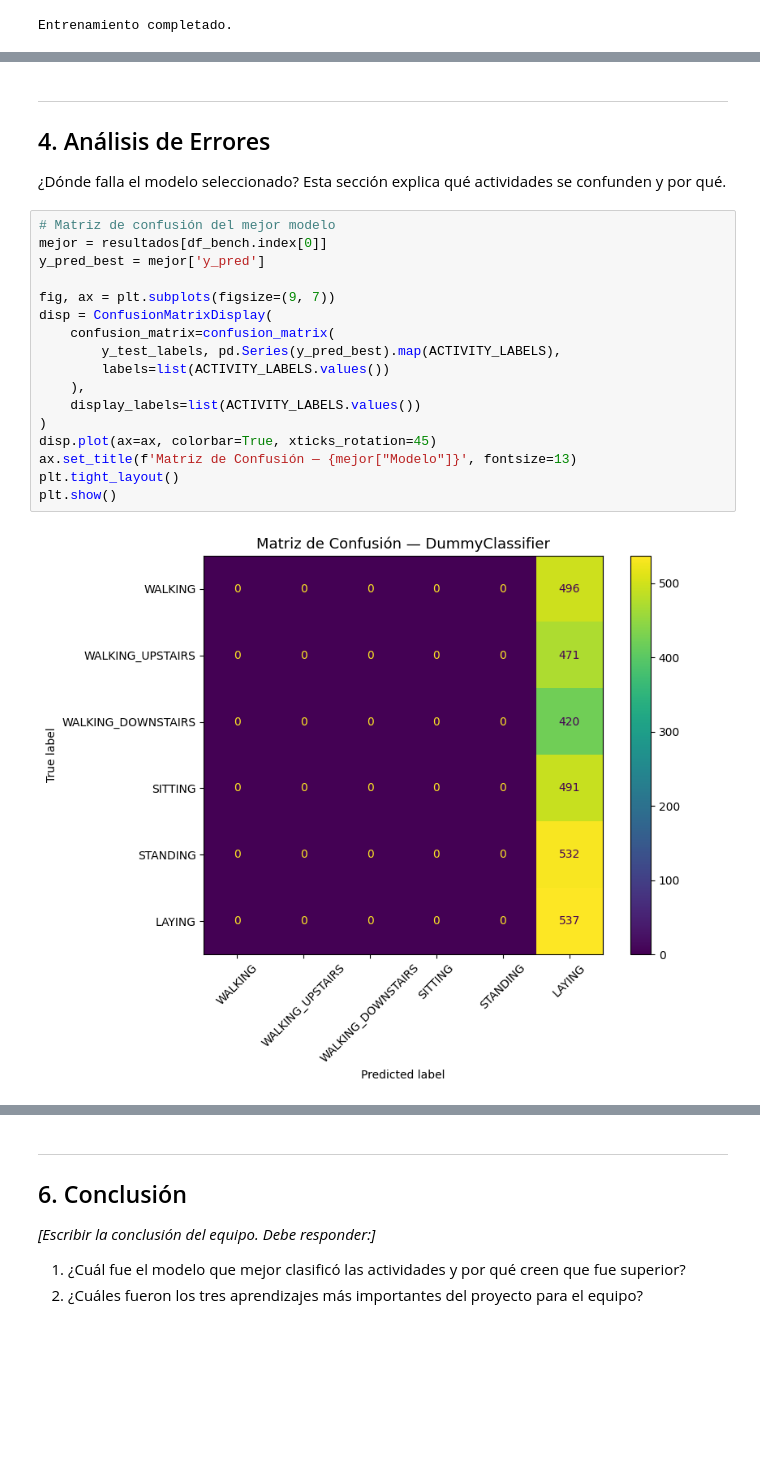
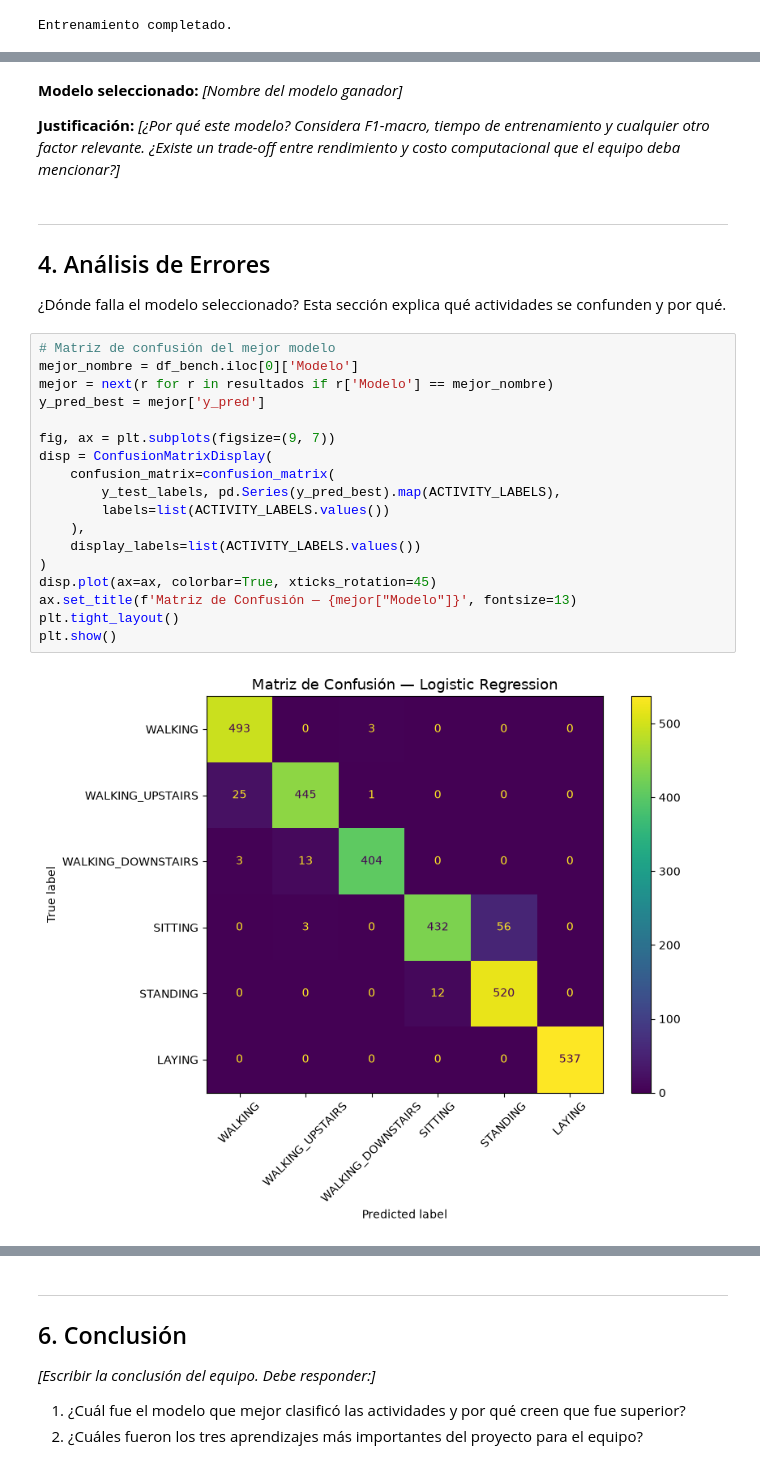
Before and after one commit to sctavo/HAR-ML, a Jupyter notebook: notebook_fase3_grupo05.ipynb, the cells around one changed output, grey strips where cells are left out. Drawn from its saved outputs; the diff is of its cells as text; blank space fills up the shorter version.

```diff
--- a/notebook_fase3_grupo05.ipynb
+++ b/notebook_fase3_grupo05.ipynb
@@ -265,3 +228,7 @@ En cuanto a costo computaciobnal: Al basarse en fórmulas matemáticas lineales
+# %% [markdown]
+**Modelo seleccionado:** *[Nombre del modelo ganador]*
+
+**Justificación:** *[¿Por qué este modelo? Considera F1-macro, tiempo de entrenamiento y cualquier otro factor relevante. ¿Existe un trade-off entre rendimiento y costo computacional que el equipo deba mencionar?]*
 # %% [markdown]
 ---
 ## 4. Análisis de Errores
@@ -269,23 +236,24 @@ En cuanto a costo computaciobnal: Al basarse en fórmulas matemáticas lineales
 ¿Dónde falla el modelo seleccionado? Esta sección explica qué actividades se confunden y por qué.
 # %%
 # Matriz de confusión del mejor modelo
-mejor = resultados[df_bench.index[0]]
+mejor_nombre = df_bench.iloc[0]['Modelo']
+mejor = next(r for r in resultados if r['Modelo'] == mejor_nombre)
 y_pred_best = mejor['y_pred']
 
 fig, ax = plt.subplots(figsize=(9, 7))
 disp = ConfusionMatrixDisplay(
     confusion_matrix=confusion_matrix(
         y_test_labels, pd.Series(y_pred_best).map(ACTIVITY_LABELS),
         labels=list(ACTIVITY_LABELS.values())
     ),
     display_labels=list(ACTIVITY_LABELS.values())
 )
 disp.plot(ax=ax, colorbar=True, xticks_rotation=45)
 ax.set_title(f'Matriz de Confusión — {mejor["Modelo"]}', fontsize=13)
 plt.tight_layout()
 plt.show()
 # %% [output]
-[figure, old version]
+[figure, new version]
 # %%
 # F1 por clase del mejor modelo
 report = classification_report(
```
Also changed, not shown: parts of 22 cells of this notebook.
